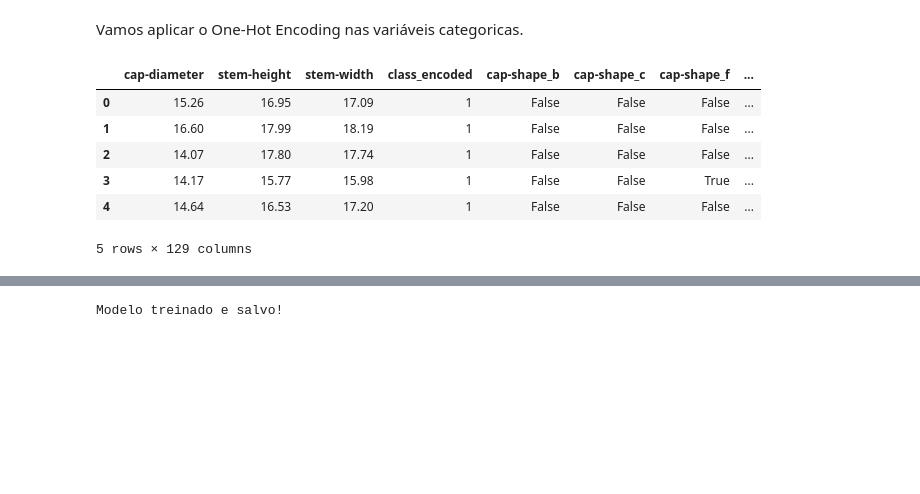
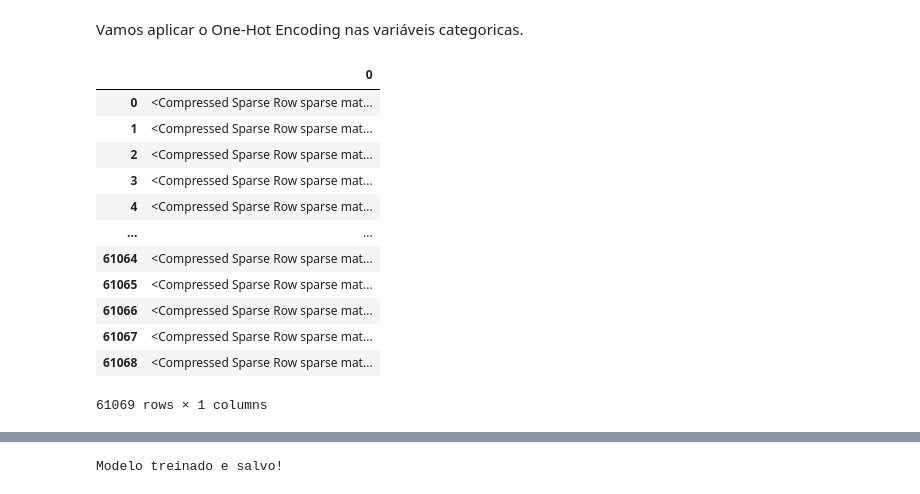
Before and after one commit to gustavopierre/mushrooms, a Jupyter notebook: api/machinelearning/notebook/Mushrooms.ipynb, the cells around one changed output, grey strips where cells are left out. Cells and saved outputs as stored; diff of their text form; code cells hidden in the pictures; blank space fills up the shorter version.

```diff
--- a/api/machinelearning/notebook/Mushrooms.ipynb
+++ b/api/machinelearning/notebook/Mushrooms.ipynb
@@ -176,32 +176,38 @@ Vamos aplicar o One-Hot Encoding nas variáveis categoricas.
 # %%
 from sklearn.preprocessing import OneHotEncoder
 from sklearn.compose import ColumnTransformer
 
 # Identificar colunas categóricas (excluindo a coluna alvo já codificada, que já foi removida)
 # Substituído df.select_dtypes(include='object').columns pela lista explícita de colunas
 categorical_features = ['cap-shape', 'cap-surface', 'cap-color', 'does-bruise-or-bleed', 'gill-attachment', 'gill-spacing', 'gill-color', 'stem-root', 'stem-surface', 'stem-color', 'veil-type', 'veil-color', 'has-ring', 'ring-type', 'spore-print-color', 'habitat', 'season']
 
 
 # Criar o ColumnTransformer para aplicar OneHotEncoder apenas às colunas categóricas
 # 'remainder='passthrough'' mantém as colunas não especificadas (numéricas e a alvo codificada)
 preprocessor = ColumnTransformer(
     transformers=[
         ('cat', OneHotEncoder(handle_unknown='ignore'), categorical_features)
     ],
     remainder='passthrough'
 )
 
 # Aplicar o pré-processador ao DataFrame
 df_encoded = preprocessor.fit_transform(df)
 
 # O resultado do ColumnTransformer é uma matriz numpy (esparsa ou densa)
 # Para visualizar, você pode converter de volta para DataFrame (opcional)
-# display(pd.DataFrame(df_encoded)) # Isso pode criar um DataFrame muito grande
+display(pd.DataFrame(df_encoded)) # Isso pode criar um DataFrame muito grande
 # %% [output]
-|  | cap-diameter | stem-height | stem-width | class_encoded | cap-shape_b | cap-shape_c | cap-shape_f | ... |
-| 0 | 15.26 | 16.95 | 17.09 | 1 | False | False | False | ... |
-| 1 | 16.60 | 17.99 | 18.19 | 1 | False | False | False | ... |
-| 2 | 14.07 | 17.80 | 17.74 | 1 | False | False | False | ... |
-| 3 | 14.17 | 15.77 | 15.98 | 1 | False | False | True | ... |
-| 4 | 14.64 | 16.53 | 17.20 | 1 | False | False | False | ... |
+|  | 0 |
+| 0 | <Compressed Sparse Row sparse mat... |
+| 1 | <Compressed Sparse Row sparse mat... |
+| 2 | <Compressed Sparse Row sparse mat... |
+| 3 | <Compressed Sparse Row sparse mat... |
+| 4 | <Compressed Sparse Row sparse mat... |
+| ... | ... |
+| 61064 | <Compressed Sparse Row sparse mat... |
+| 61065 | <Compressed Sparse Row sparse mat... |
+| 61066 | <Compressed Sparse Row sparse mat... |
+| 61067 | <Compressed Sparse Row sparse mat... |
+| 61068 | <Compressed Sparse Row sparse mat... |
-5 rows × 129 columns
+61069 rows × 1 columns
```
Also changed, not shown: parts of 2 cells of this notebook.
